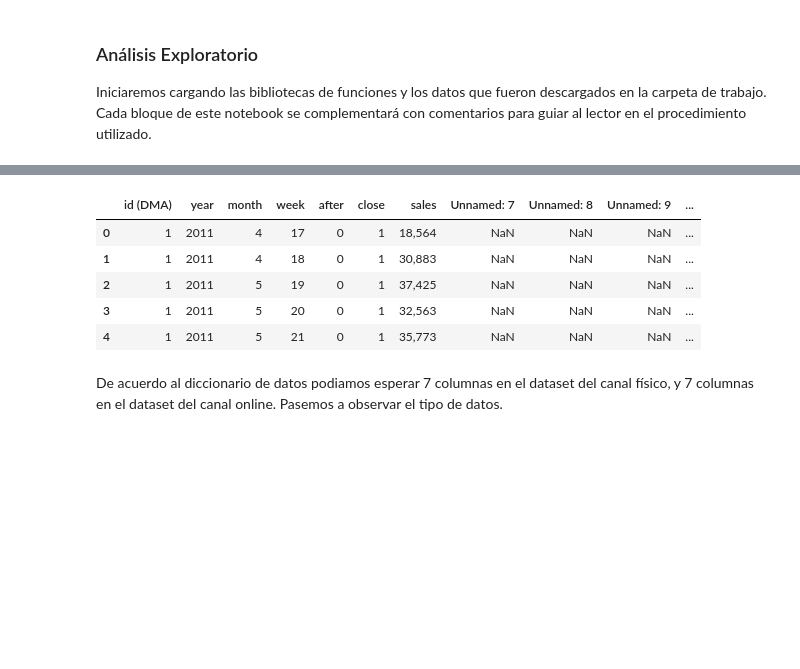
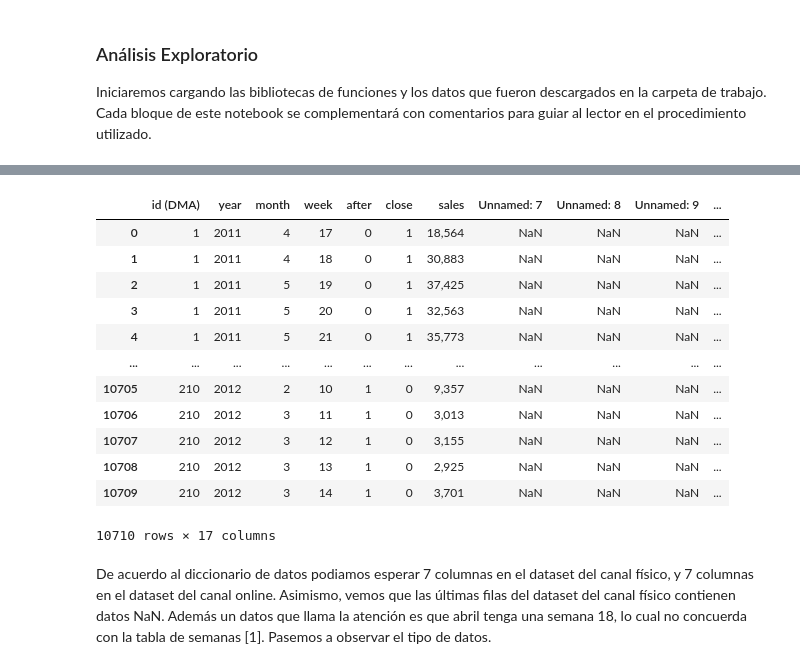
Before and after one commit to Javolet/Evaluacion_OPI, a Jupyter notebook: Seccion_C/Seccion_C_Notebook.ipynb, the cells around one changed output, grey strips where cells are left out. Cells and saved outputs as stored; diff of their text form; code cells hidden in the pictures; blank space fills up the shorter version.

```diff
--- a/Seccion_C/Seccion_C_Notebook.ipynb
+++ b/Seccion_C/Seccion_C_Notebook.ipynb
@@ -38,15 +45,22 @@ dataset_bm.head(5)
 # %%
 # 2.2. Ahora veamos el dataset del canal online
-dataset_ol.head(5)
+dataset_ol
 # %% [output]
 |  | id (DMA) | year | month | week | after | close | sales | Unnamed: 7 | Unnamed: 8 | Unnamed: 9 | ... |
 | 0 | 1 | 2011 | 4 | 17 | 0 | 1 | 18,564 | NaN | NaN | NaN | ... |
 | 1 | 1 | 2011 | 4 | 18 | 0 | 1 | 30,883 | NaN | NaN | NaN | ... |
 | 2 | 1 | 2011 | 5 | 19 | 0 | 1 | 37,425 | NaN | NaN | NaN | ... |
 | 3 | 1 | 2011 | 5 | 20 | 0 | 1 | 32,563 | NaN | NaN | NaN | ... |
 | 4 | 1 | 2011 | 5 | 21 | 0 | 1 | 35,773 | NaN | NaN | NaN | ... |
+| ... | ... | ... | ... | ... | ... | ... | ... | ... | ... | ... | ... |
+| 10705 | 210 | 2012 | 2 | 10 | 1 | 0 | 9,357 | NaN | NaN | NaN | ... |
+| 10706 | 210 | 2012 | 3 | 11 | 1 | 0 | 3,013 | NaN | NaN | NaN | ... |
+| 10707 | 210 | 2012 | 3 | 12 | 1 | 0 | 3,155 | NaN | NaN | NaN | ... |
+| 10708 | 210 | 2012 | 3 | 13 | 1 | 0 | 2,925 | NaN | NaN | NaN | ... |
+| 10709 | 210 | 2012 | 3 | 14 | 1 | 0 | 3,701 | NaN | NaN | NaN | ... |
+10710 rows × 17 columns
 # %% [markdown]
-De acuerdo al diccionario de datos podiamos esperar 7 columnas en el dataset del canal físico, y 7 columnas en el dataset del canal online. Pasemos a observar el tipo de datos.
+De acuerdo al diccionario de datos podiamos esperar 7 columnas en el dataset del canal físico, y 7 columnas en el dataset del canal online. Asimismo, vemos que las últimas filas del dataset del canal físico contienen datos NaN. Además un datos que llama la atención es que abril tenga una semana 18, lo cual no concuerda con la tabla de semanas [1]. Pasemos a observar el tipo de datos.
 # %%
 # 2.3. Revisemos el tipo de dato de cada variable del canal físico
 dataset_bm.dtypes
```
Also changed, not shown: parts of 14 cells of this notebook.
